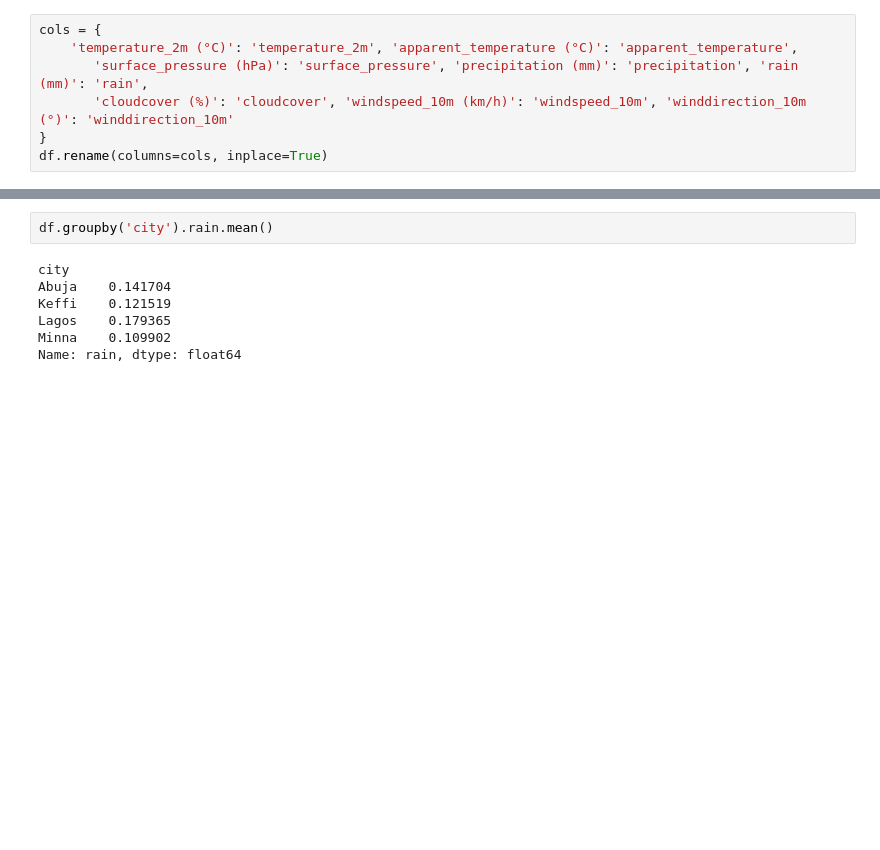
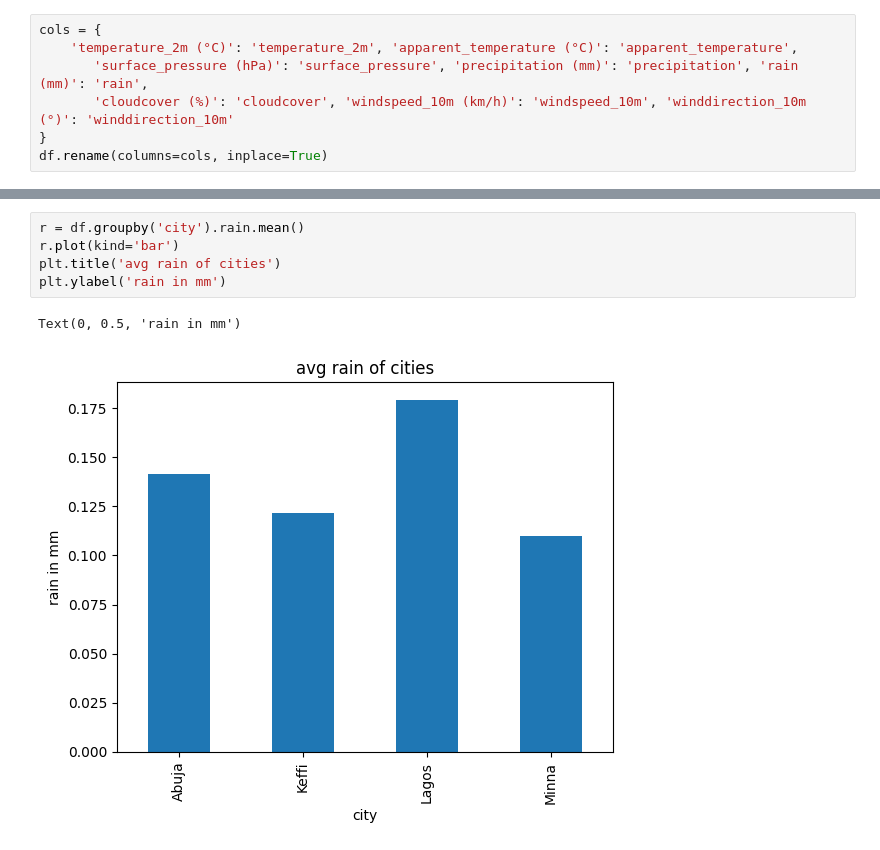
Before and after one commit to bakasheddy/Wheather_wiz, a Jupyter notebook: analysis.ipynb, the cells around one changed output, grey strips where cells are left out. Saved outputs shown, nothing was run; the diff lists cells and outputs as text; blank space fills up the shorter version.

```diff
--- a/analysis.ipynb
+++ b/analysis.ipynb
@@ -122,10 +119,9 @@ Name: precipitation, dtype: float64
 # %%
-df.groupby('city').rain.mean()
+r = df.groupby('city').rain.mean()
+r.plot(kind='bar')
+plt.title('avg rain of cities')
+plt.ylabel('rain in mm')
 # %% [output]
-city
-Abuja    0.141704
-Keffi    0.121519
-Lagos    0.179365
-Minna    0.109902
-Name: rain, dtype: float64
+Text(0, 0.5, 'rain in mm')
+[figure, added]
 # %%
```
Also changed, not shown: parts of 5 cells of this notebook.
